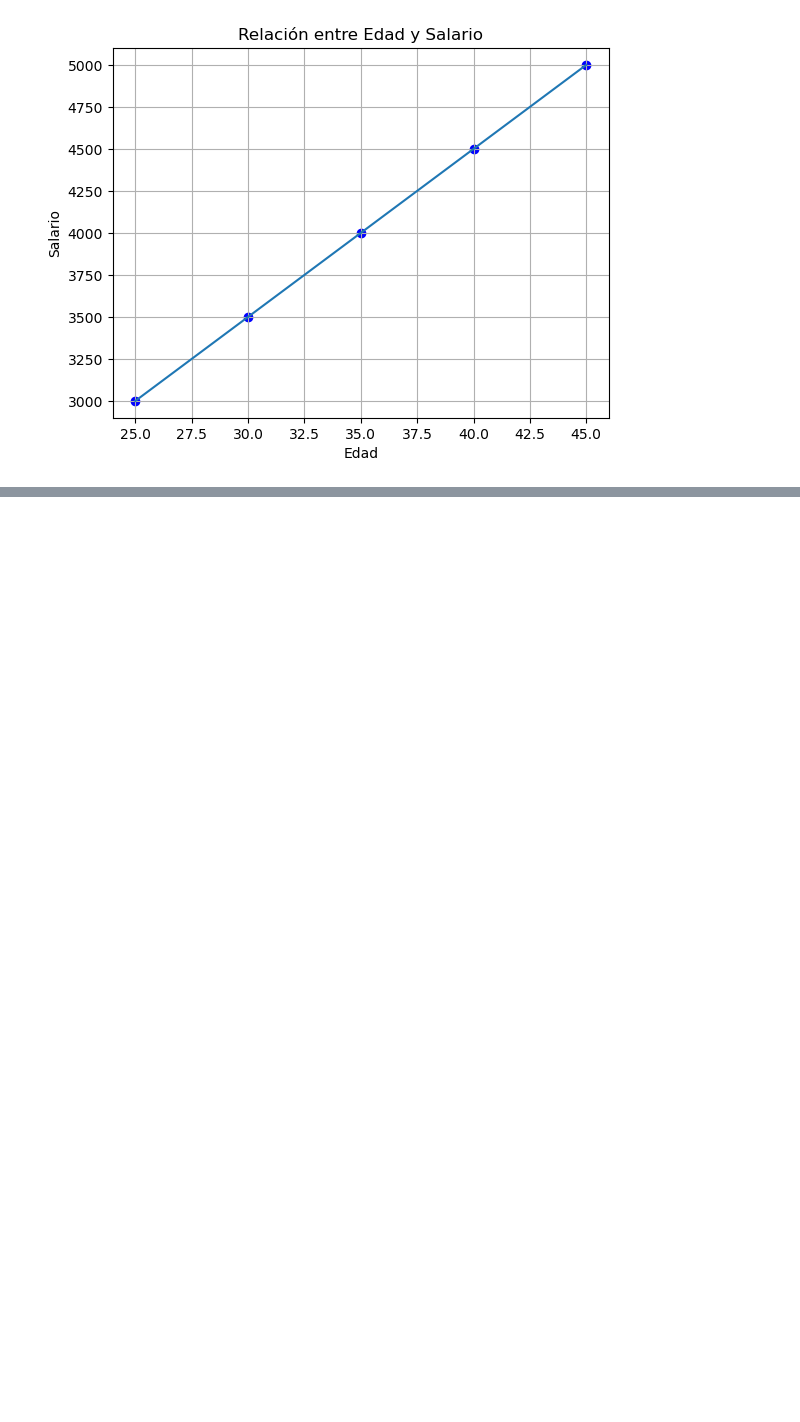
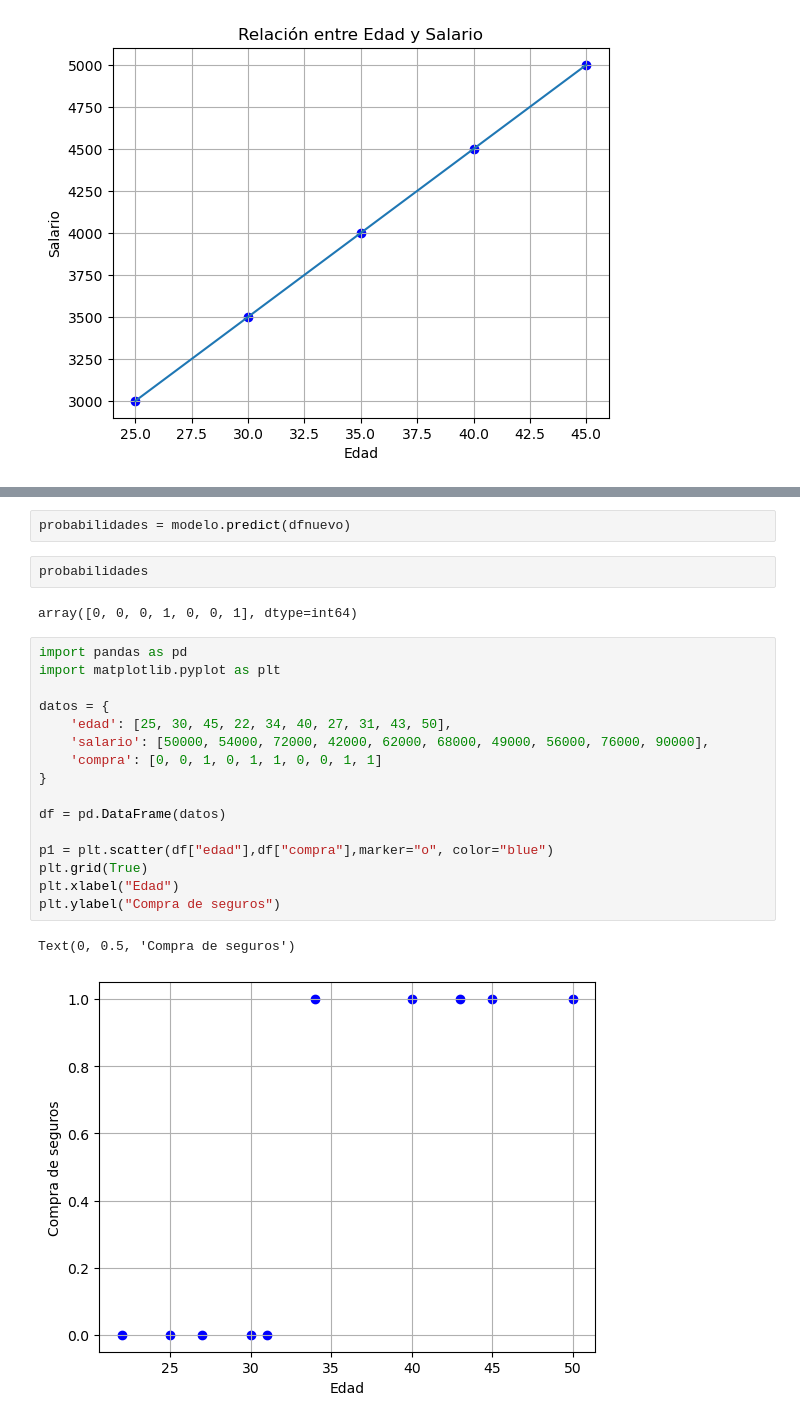
Before and after one commit to Fernandojbf123/Course_Data_Science, a Jupyter notebook: 11/Practica.ipynb, the cells around one changed output, grey strips where cells are left out. Saved outputs shown, nothing was run; the diff lists cells and outputs as text; blank space fills up the shorter version.

```diff
--- a/11/Practica.ipynb
+++ b/11/Practica.ipynb
@@ -29,0 +81,25 @@ plt.plot(df["Edad"],modelo.predict(X))
+# %%
+probabilidades = modelo.predict(dfnuevo)
+# %%
+probabilidades
+# %% [output]
+array([0, 0, 0, 1, 0, 0, 1], dtype=int64)
+# %%
+import pandas as pd
+import matplotlib.pyplot as plt
+
+datos = {
+    'edad': [25, 30, 45, 22, 34, 40, 27, 31, 43, 50],
+    'salario': [50000, 54000, 72000, 42000, 62000, 68000, 49000, 56000, 76000, 90000],
+    'compra': [0, 0, 1, 0, 1, 1, 0, 0, 1, 1]
+}
+
+df = pd.DataFrame(datos)
+
+p1 = plt.scatter(df["edad"],df["compra"],marker="o", color="blue")
+plt.grid(True)
+plt.xlabel("Edad")
+plt.ylabel("Compra de seguros")
+# %% [output]
+Text(0, 0.5, 'Compra de seguros')
+[figure, added]
```
Also changed, not shown: parts of 11 cells of this notebook.
